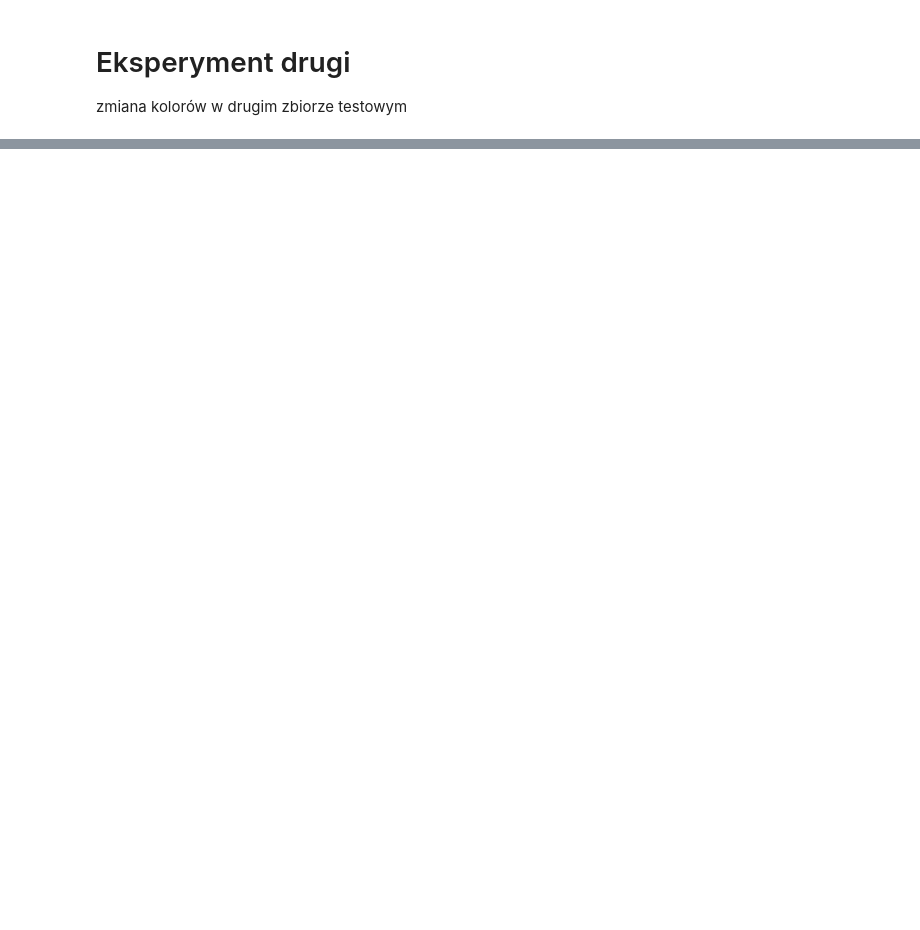
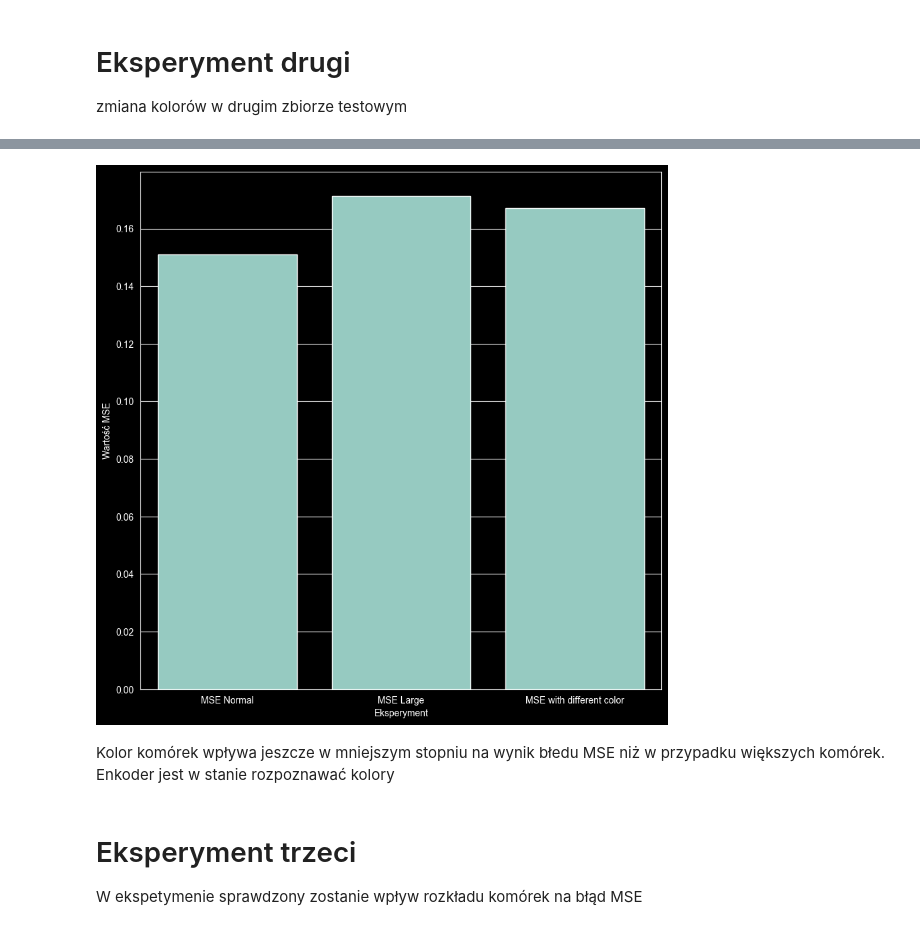
Before and after one commit to kosinus2000/Projekt_Inzynierski, a Jupyter notebook: notebooks/03_testy_i_wyniki.ipynb, the cells around one changed output, grey strips where cells are left out. Cells and saved outputs as stored; diff of their text form; code cells hidden in the pictures; blank space fills up the shorter version.

```diff
--- a/notebooks/03_testy_i_wyniki.ipynb
+++ b/notebooks/03_testy_i_wyniki.ipynb
@@ -158,0 +278,12 @@ zmiana kolorów w drugim zbiorze testowym
+# %%
+plt.figure(figsize=(10, 10))
+sns.barplot(data=mse_dataset, y='Wynik',x='Eksperyment')
+plt.ylabel("Wartość MSE")
+plt.show()
+# %% [output]
+[figure, added]
+# %% [markdown]
+Kolor komórek wpływa jeszcze w mniejszym stopniu na wynik błedu MSE niż w przypadku większych komórek. Enkoder jest w stanie rozpoznawać kolory
+# %% [markdown]
+# Eksperyment trzeci
+W ekspetymenie sprawdzony zostanie wpływ rozkładu komórek na błąd MSE
```
Also changed, not shown: parts of 14 cells of this notebook, 5 other files.
